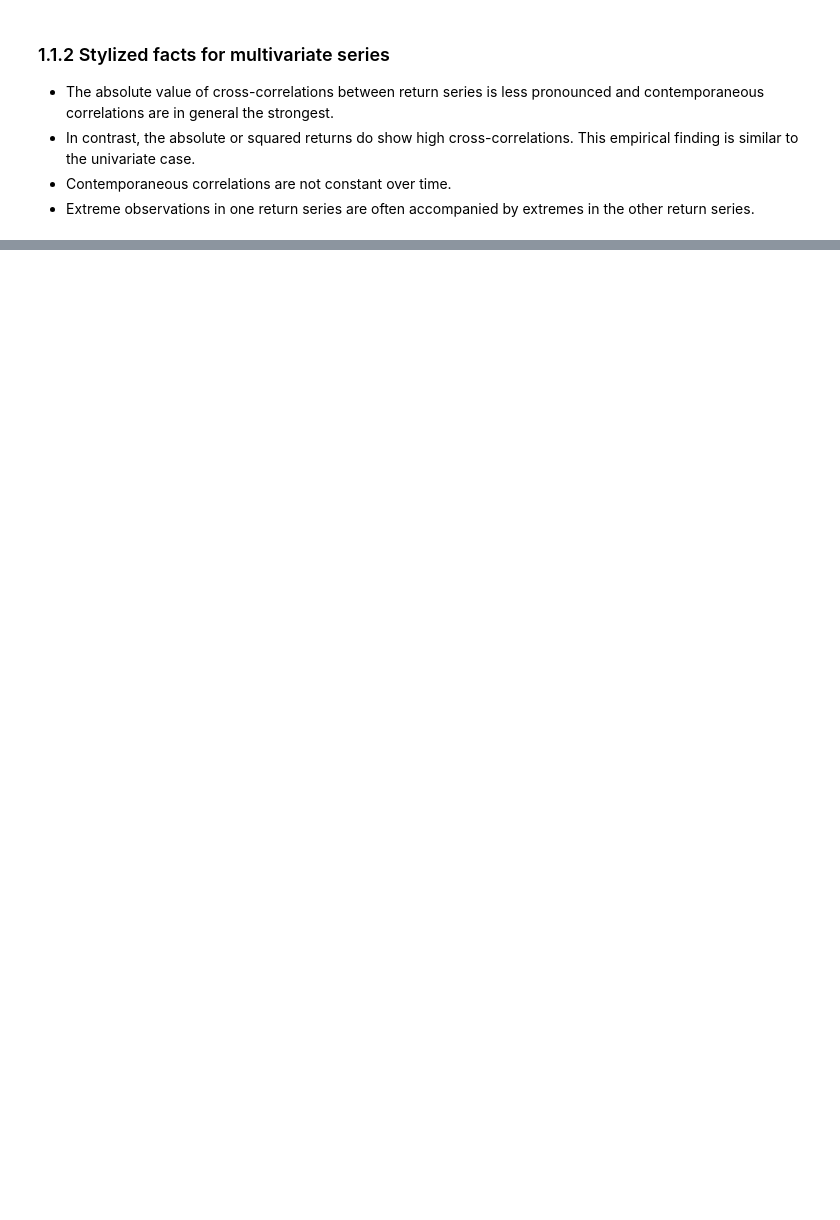
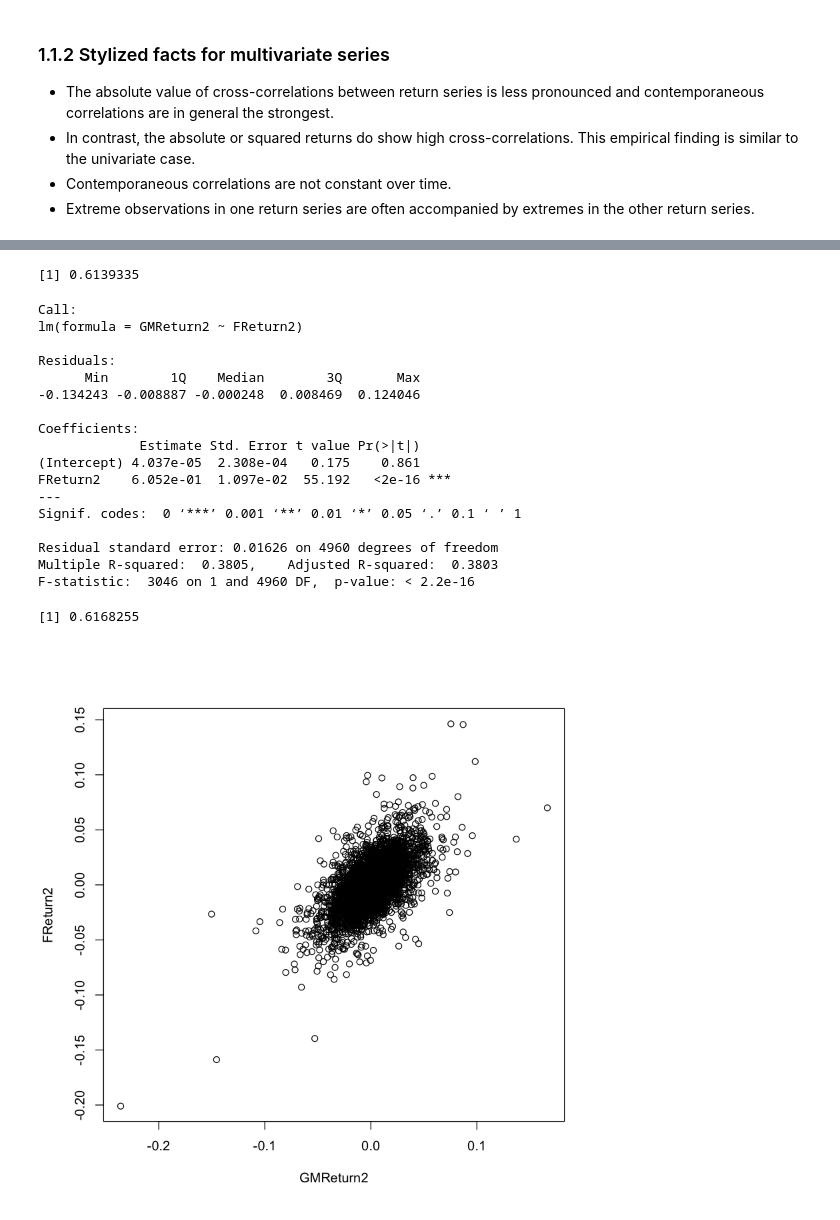
Before and after one commit to Harbes/python, a Jupyter notebook: R-project/Finance with R.ipynb, the cells around one changed output, grey strips where cells are left out. Saved outputs shown, nothing was run; the diff lists cells and outputs as text; code cells hidden in the pictures; blank space fills up the shorter version.

```diff
--- a/R-project/Finance with R.ipynb
+++ b/R-project/Finance with R.ipynb
@@ -167,0 +147,15 @@ Currently fitting: asymmetric NIG
+# %%
+# GMReturn 与 FReturn 显著正相关
+n = dim(dat)[1]
+GMReturn = GM_AC[2:n]/GM_AC[1:(n-1)] - 1 # 计算 returns（net returns）
+FReturn = F_AC[2:n]/F_AC[1:(n-1)] - 1
+summary(lm(GMReturn~FReturn))
+cor(GMReturn,FReturn)
+# 对于 Log return
+GMReturn2=log(GM_AC[-1])-log(GM_AC[-n])
+FReturn2=log(F_AC[-1])-log(F_AC[-n])
+par(mfrow=c(1,1))
+plot(GMReturn2,FReturn2)
+summary(lm(GMReturn2~FReturn2))
+cor(GMReturn2,FReturn2)
+# %% [output]
@@ -167,0 +179,20 @@ Currently fitting: asymmetric NIG
+[1] 0.6139335
+Call:
+lm(formula = GMReturn2 ~ FReturn2)
+
+Residuals:
+      Min        1Q    Median        3Q       Max
+-0.134243 -0.008887 -0.000248  0.008469  0.124046
+
+Coefficients:
+             Estimate Std. Error t value Pr(>|t|)
+(Intercept) 4.037e-05  2.308e-04   0.175    0.861
+FReturn2    6.052e-01  1.097e-02  55.192   <2e-16 ***
+---
+Signif. codes:  0 ‘***’ 0.001 ‘**’ 0.01 ‘*’ 0.05 ‘.’ 0.1 ‘ ’ 1
+
+Residual standard error: 0.01626 on 4960 degrees of freedom
+Multiple R-squared:  0.3805,    Adjusted R-squared:  0.3803
+F-statistic:  3046 on 1 and 4960 DF,  p-value: < 2.2e-16
+[1] 0.6168255
+[figure, added]
```
Also changed, not shown: parts of 19 cells of this notebook, 3 other files.
